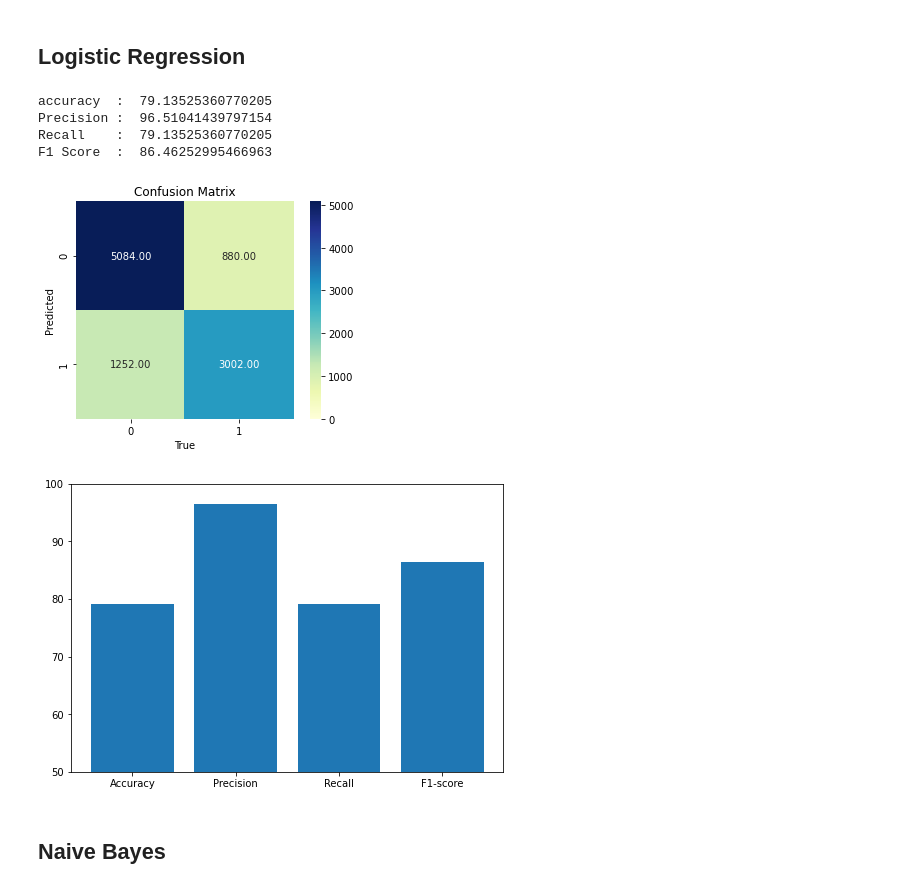
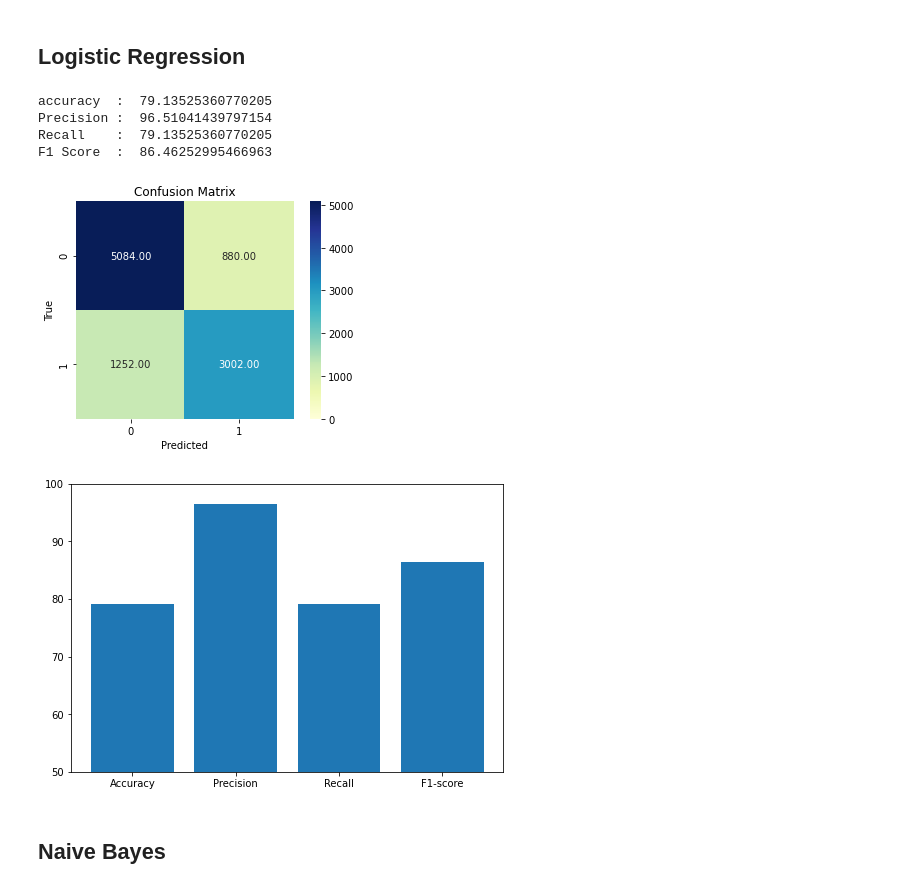
Before and after one commit to Shahriar1212/Pattern-Recognation-Project, a Jupyter notebook: pattern_project.ipynb, the cells around one changed output. Cells and saved outputs as stored; diff of their text form; code cells hidden in the pictures.

```diff
--- a/pattern_project.ipynb
+++ b/pattern_project.ipynb
@@ -185,36 +185,36 @@ print("Precision : " , performance_logistic['precision'])
 print("Recall    : " , performance_logistic['recall'])
 print("F1 Score  : " , performance_logistic['f1-score'])
 
 
 
 fig = plt.figure()
 plt.clf()
 
 ax = fig.add_subplot()
 ax.set_aspect(1)
 
 cmap = sb.cubehelix_palette(light=1, as_cmap=True)
 res = sb.heatmap(conf_m_logistic, annot=True, vmin=0.0, vmax=np.max(conf_m_logistic), fmt='.2f', cmap="YlGnBu")
 
 plt.title('Confusion Matrix')
-plt.ylabel('Predicted')
-plt.xlabel('True')
+plt.ylabel('True')
+plt.xlabel('Predicted')
 plt.show()
 
 
 fig = plt.figure()
 ax = fig.add_axes([0,0,1,1])
 label = ['Accuracy', 'Precision', 'Recall', 'F1-score']
 value = [performance_logistic['accuracy'],performance_logistic['precision'],performance_logistic['recall'],performance_logistic['f1-score']]
 ax.bar(label,value)
 plt.ylim(50,100)
 plt.show()
 # %% [output]
 accuracy  :  79.13525360770205
 Precision :  96.51041439797154
 Recall    :  79.13525360770205
 F1 Score  :  86.46252995466963
-[figure, old version]
+[figure, new version]
 [figure]
 # %% [markdown]
 ## Naive Bayes
```
Also changed, not shown: parts of 4 cells of this notebook.
